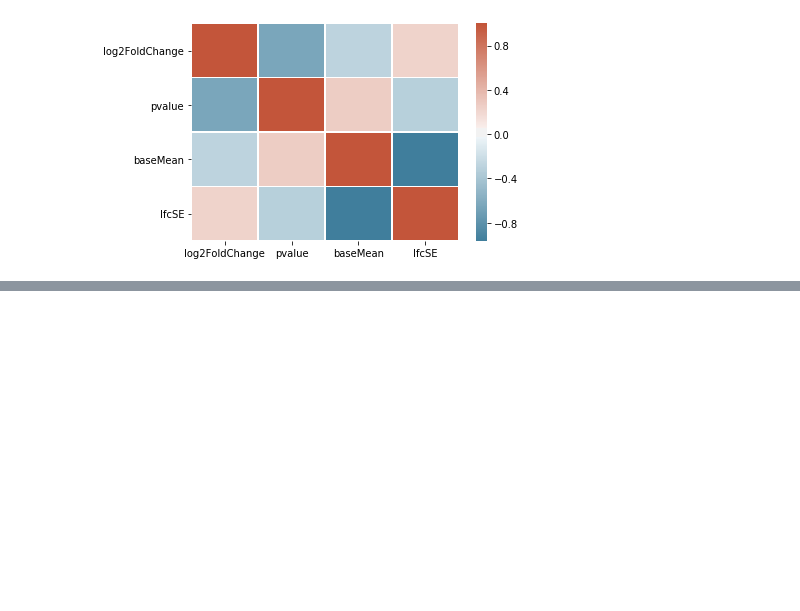
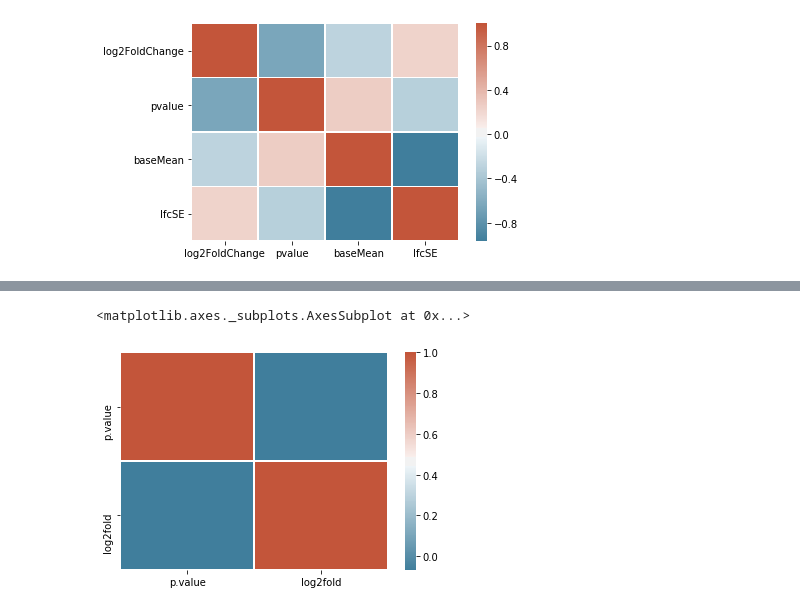
Before and after one commit to justjk139/alzheimers_gene_analysis, a Jupyter notebook: notebooks/dev_testing.ipynb, the cells around one changed output, grey strips where cells are left out. Cells and saved outputs as stored; diff of their text form; code cells hidden in the pictures; blank space fills up the shorter version.

Commit message:
more EDA plots

```diff
--- a/notebooks/dev_testing.ipynb
+++ b/notebooks/dev_testing.ipynb
@@ -844,3 +848,6 @@ sns.heatmap(significants[['log2FoldChange','pvalue','baseMean','lfcSE']].corr(),
 # %% [output]
 <matplotlib.axes._subplots.AxesSubplot at 0x...>
 [figure]
+# %%
+wilcox_heatmap_values = pd.read_csv('../../wilcox_r.csv',sep=" ")
+wilcox_heatmap_values.head()
@@ -846,0 +861,6 @@ sns.heatmap(significants[['log2FoldChange','pvalue','baseMean','lfcSE']].corr(),
+# %%
+cmap = sns.diverging_palette(230, 20, as_cmap=True)
+sns.heatmap(wilcox_heatmap_values[['p.value','log2fold']].corr(),cmap=cmap,linewidths=.5)
+# %% [output]
+<matplotlib.axes._subplots.AxesSubplot at 0x...>
+[figure, added]
```
Also changed, not shown: parts of 4 cells of this notebook.
